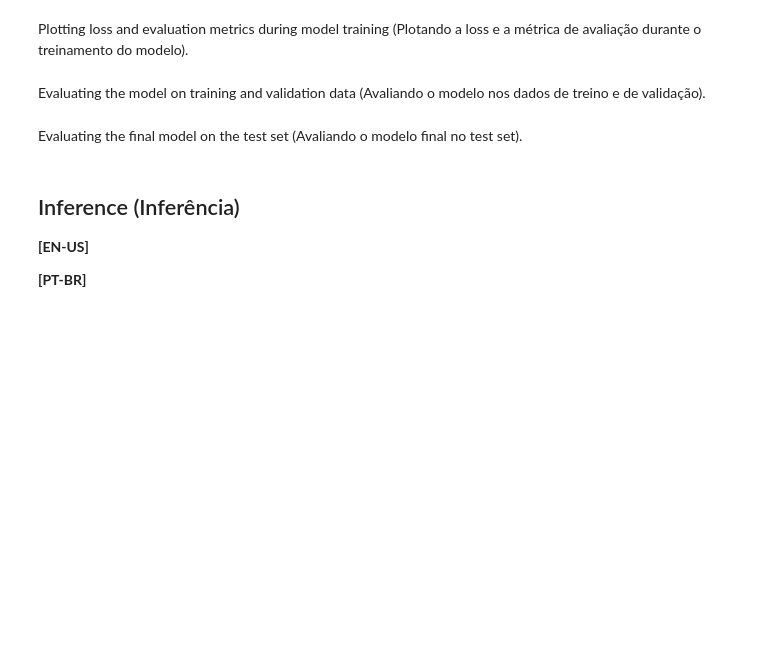
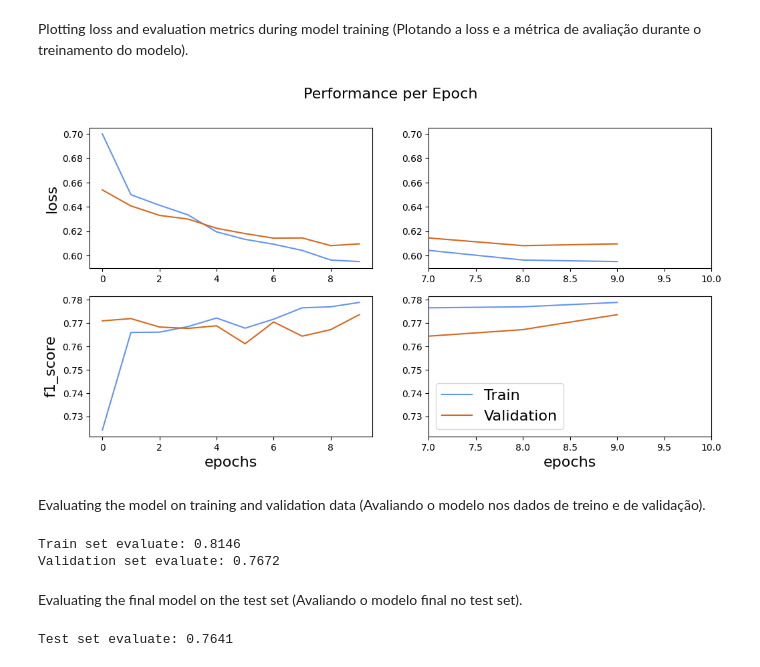
Before and after one commit to guidasneves/marvel_sentiment_analysis, a Jupyter notebook: notebooks/04_RNN_model_train.ipynb, the cells around one changed output. Saved outputs shown, nothing was run; the diff lists cells and outputs as text; code cells hidden in the pictures; blank space fills up the shorter version.

```diff
--- a/notebooks/04_RNN_model_train.ipynb
+++ b/notebooks/04_RNN_model_train.ipynb
@@ -108,7 +103,7 @@ Lendo cada um dos subsets do diretório `../data/preprocessed/` e plotando as su
 # %%
 # Subset names
 # Nomes dos subsets
-files = ['train', 'valid', 'test']
+files = ['train', 'validation', 'test']
 datasets = []
 # Looping through each name
 # Percorrendo cada nome
@@ -120,8 +115,8 @@ for file in files:
 
 # Extracting each subset from the `datasets` list
 # Extraindo cada subset da lista `datasets`
-train_corpus, valid_corpus, test_corpus = datasets
-print(f'Train set shape: {train_corpus.shape}\nValidation set shape: {valid_corpus.shape}\nTest set shape: {test_corpus.shape}')
+train_corpus, val_corpus, test_corpus = datasets
+print(f'Train set shape: {train_corpus.shape}\nValidation set shape: {val_corpus.shape}\nTest set shape: {test_corpus.shape}')
 # %% [output]
 Train set shape: (9682, 167)
 Validation set shape: (3227, 167)
@@ -152,7 +151,7 @@ VOCAB_SIZE = len(pickle.load(open('../models/vectorizer.pkl', 'rb'))['vocabulary
 Creating `tensorflow.data.Dataset` for each subset and plotting the training set dimension (Criando o `tensorflow.data.Dataset` para cada subset e plotando a dimensão do training set).
 # %%
 train_set = create_batch_dataset(train_corpus, BATCH_SIZE, BUFFER_SIZE, shuffle=True)
-valid_set = create_batch_dataset(valid_corpus, BATCH_SIZE, BUFFER_SIZE, shuffle=True)
+val_set = create_batch_dataset(val_corpus, BATCH_SIZE, BUFFER_SIZE, shuffle=True)
 test_set = create_batch_dataset(test_corpus, BATCH_SIZE, BUFFER_SIZE, shuffle=True)
 
 train_batch = next(train_set.as_numpy_iterator())
@@ -557,15 +539,16 @@ Definindo os callbacks que serão utilizados no treinamento e treinando o modelo
-# %%
-# Setting the callbacks
-# Definindo os callbacks
-checkpoint_cb = ModelCheckpoint('../models/lstm_model.keras', save_best_only=True)
-early_stopping_cb = EarlyStopping(patience=50, restore_best_weights=True)
-
-# Training the model
-# Treinando o modelo
-history = model.fit(
-    train_set,
-    epochs=100,
-    validation_data=valid_set,
-    callbacks=[checkpoint_cb, early_stopping_cb],
-    verbose=2
-)
+# %%
+# Setting the callbacks
+# Definindo os callbacks
+reduce_lr_cb = ReduceLROnPlateau(monitor='val_loss', factor=.5, patience=2)
+checkpoint_cb = ModelCheckpoint('../models/lstm_model.keras', save_best_only=True)
+early_stopping_cb = EarlyStopping(patience=5, restore_best_weights=True)
+
+# Training the model
+# Treinando o modelo
+history = model.fit(
+    train_set,
+    epochs=10,
+    verbose=2,
+    validation_data=val_set,
+    callbacks=[reduce_lr_cb, checkpoint_cb, early_stopping_cb]
+)
@@ -572,21 +576,20 @@ history = model.fit(
 # %% [markdown]
 Plotting loss and evaluation metrics during model training (Plotando a loss e a métrica de avaliação durante o treinamento do modelo).
 # %%
-plot_history(history, 'accuracy', name='model_history')
+plot_history(history, 'f1_score', name='model_history')
+# %% [output]
+[figure, added]
 # %% [markdown]
 Evaluating the model on training and validation data (Avaliando o modelo nos dados de treino e de validação).
 # %%
-print(f'Train set evaluate: {model.evaluate(train_set, verbose=0)[1]}')
-print(f'Validation set evaluate: {model.evaluate(valid_set, verbose=0)[1]}')
+print(f'Train set evaluate: {model.evaluate(train_set, verbose=0)[1]:.4f}')
+print(f'Validation set evaluate: {model.evaluate(val_set, verbose=0)[1]:.4f}')
+# %% [output]
+Train set evaluate: 0.8146
+Validation set evaluate: 0.7672
 # %% [markdown]
 Evaluating the final model on the test set (Avaliando o modelo final no test set).
 # %%
 print(f'Test set evaluate: {model.evaluate(test_set, verbose=0)[1]:.4f}')
+# %% [output]
+Test set evaluate: 0.7641
-# %% [markdown]
-<a name="6"></a>
-## Inference (Inferência)
-**[EN-US]**
-
-
-
-**[PT-BR]**
```
Also changed, not shown: parts of 12 cells of this notebook, 30 other files.
